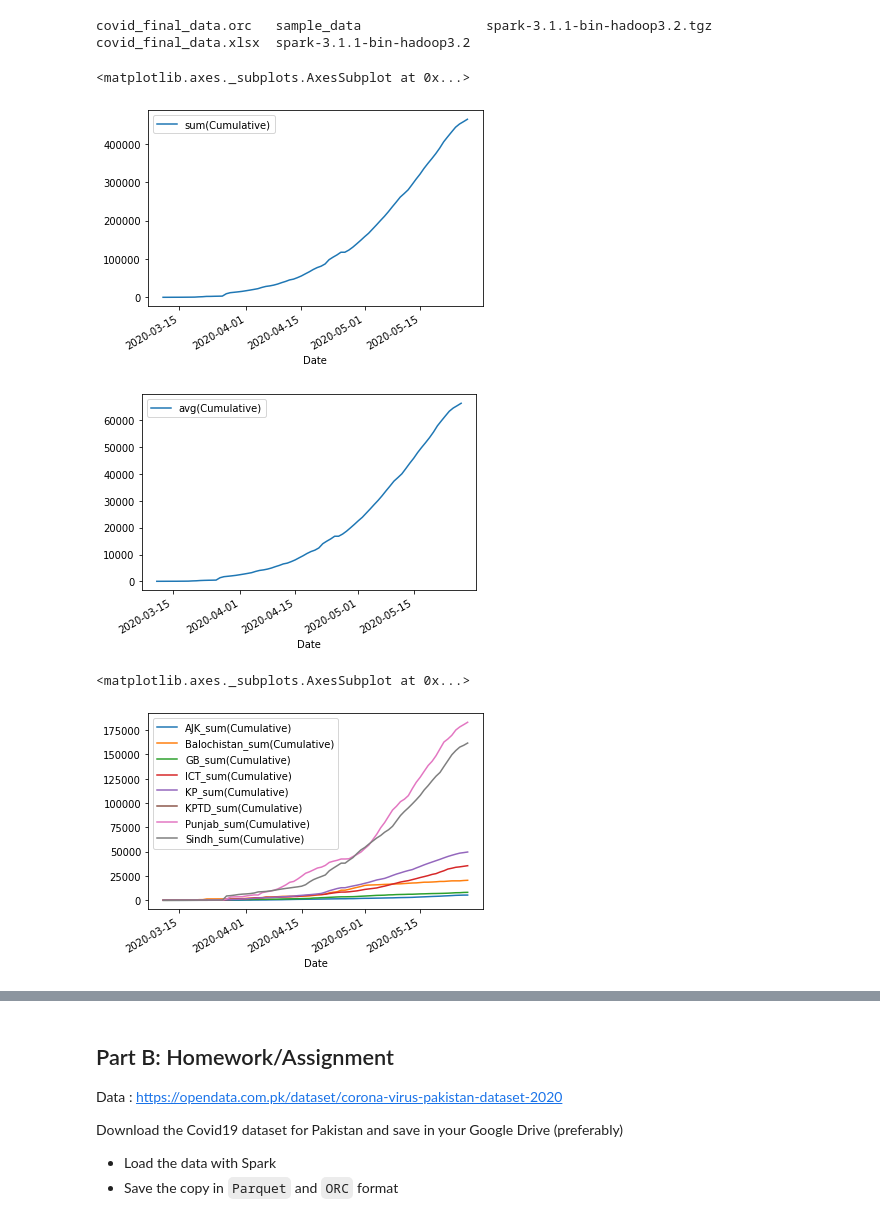
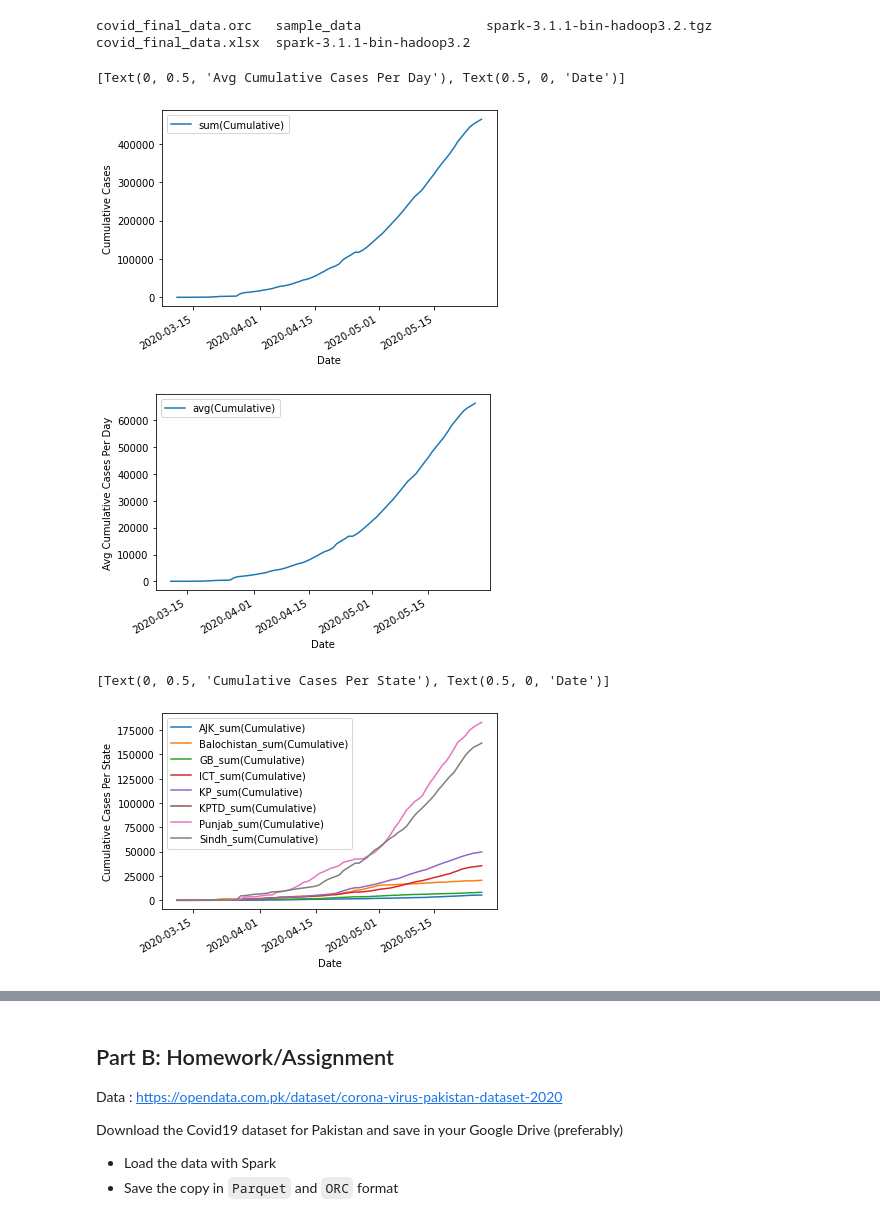
Before and after one commit to komzy/Beethoven-Piano-Music-Creator, a Jupyter notebook: week1/Spark_with_ML_Week_1_Assignment.ipynb, the cells around one changed output, grey strips where cells are left out. Drawn from its saved outputs; the diff is of its cells as text; code cells hidden in the pictures.

```diff
--- a/week1/Spark_with_ML_Week_1_Assignment.ipynb
+++ b/week1/Spark_with_ML_Week_1_Assignment.ipynb
@@ -115,39 +115,39 @@ covid_final_data.xlsx  spark-3.1.1-bin-hadoop3.2
 # df_pandas = spark_df.toPandas()
 # df_pandas.plot(x ='Date', y='Cumulative', kind = 'scatter')
 # %%
-# Plot mean of cases per day for all of Pakistan
+#Plot cumulative for all of Pakistan
 date_sum_sdf=spark_df.groupby('Date').sum()
 #date_sum_sdf.sort(col("Date").asc()).show(truncate=False)
 date_sum_pdf=date_sum_sdf.toPandas()
-date_sum_pdf.plot(x ='Date', y='sum(Cumulative)', kind = 'line')
+date_sum_pdf.plot(x ='Date', y='sum(Cumulative)', kind = 'line').set(xlabel="Date", ylabel="Cumulative Cases")
 
-#Plot cumulative cases per day for all of Pakistan
+# Plot mean of cumulative cases per day for all of Pakistan
 date_mean_sdf=spark_df.groupby('Date').mean()
 #date_mean_sdf.sort(col("Date").asc()).show(truncate=False)
 date_mean_pdf=date_mean_sdf.toPandas()
-date_mean_pdf.plot(x ='Date', y='avg(Cumulative)', kind = 'line')
+date_mean_pdf.plot(x ='Date', y='avg(Cumulative)', kind = 'line').set(xlabel="Date", ylabel="Avg Cumulative Cases Per Day")
 # %% [output]
-<matplotlib.axes._subplots.AxesSubplot at 0x...>
+[Text(0, 0.5, 'Avg Cumulative Cases Per Day'), Text(0.5, 0, 'Date')]
-[figure, old version]
+[figure, new version]
-[figure, old version]
+[figure, new version]
 # %%
 #Plot cases per day for States
 states_sum_sdf=spark_df.groupBy("Date").pivot("Region").sum()
 #states_sum_sdf.sort(col("Date").asc()).show(100,truncate=False)
 states_sum_pdf = states_sum_sdf.toPandas()
 states_sum_pdf.plot(x ='Date', y=["AJK_sum(Cumulative)",
                                    "Balochistan_sum(Cumulative)",
                                    "GB_sum(Cumulative)",
                                    "ICT_sum(Cumulative)",
                                    "KP_sum(Cumulative)",
                                    "KPTD_sum(Cumulative)",
                                    #"Mobile Lab_avg(Cumulative)",
                                    "Punjab_sum(Cumulative)",
                                    "Sindh_sum(Cumulative)"
-                                   ], kind = 'line')
+                                   ], kind = 'line').set(xlabel="Date", ylabel="Cumulative Cases Per State")
 # %% [output]
-<matplotlib.axes._subplots.AxesSubplot at 0x...>
+[Text(0, 0.5, 'Cumulative Cases Per State'), Text(0.5, 0, 'Date')]
-[figure, old version]
+[figure, new version]
 # %%
 #Get mean, median, etc per State
 states_summary_sdf=states_sum_sdf.summary()
```
Also changed, not shown: parts of 7 cells of this notebook.
